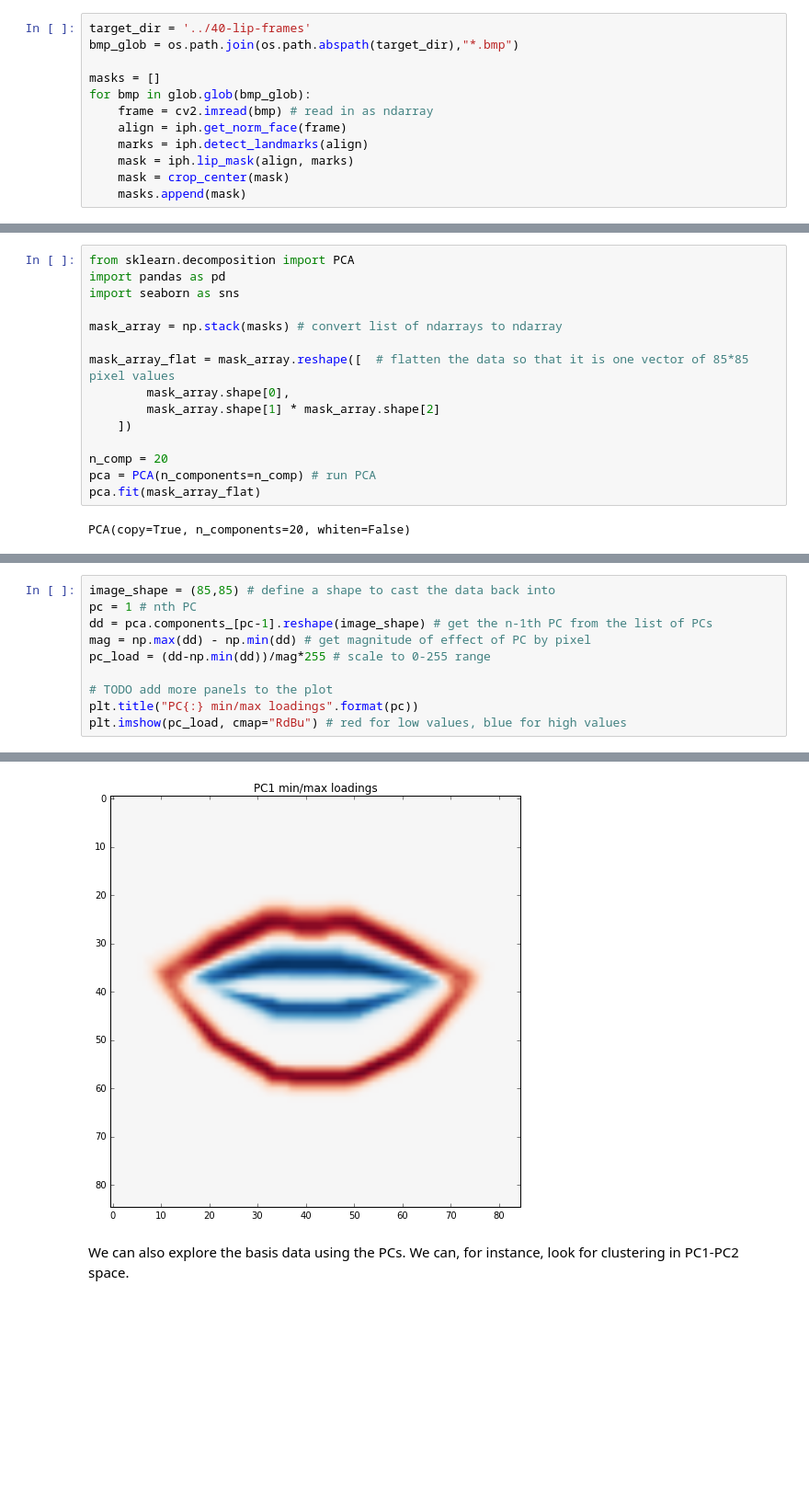
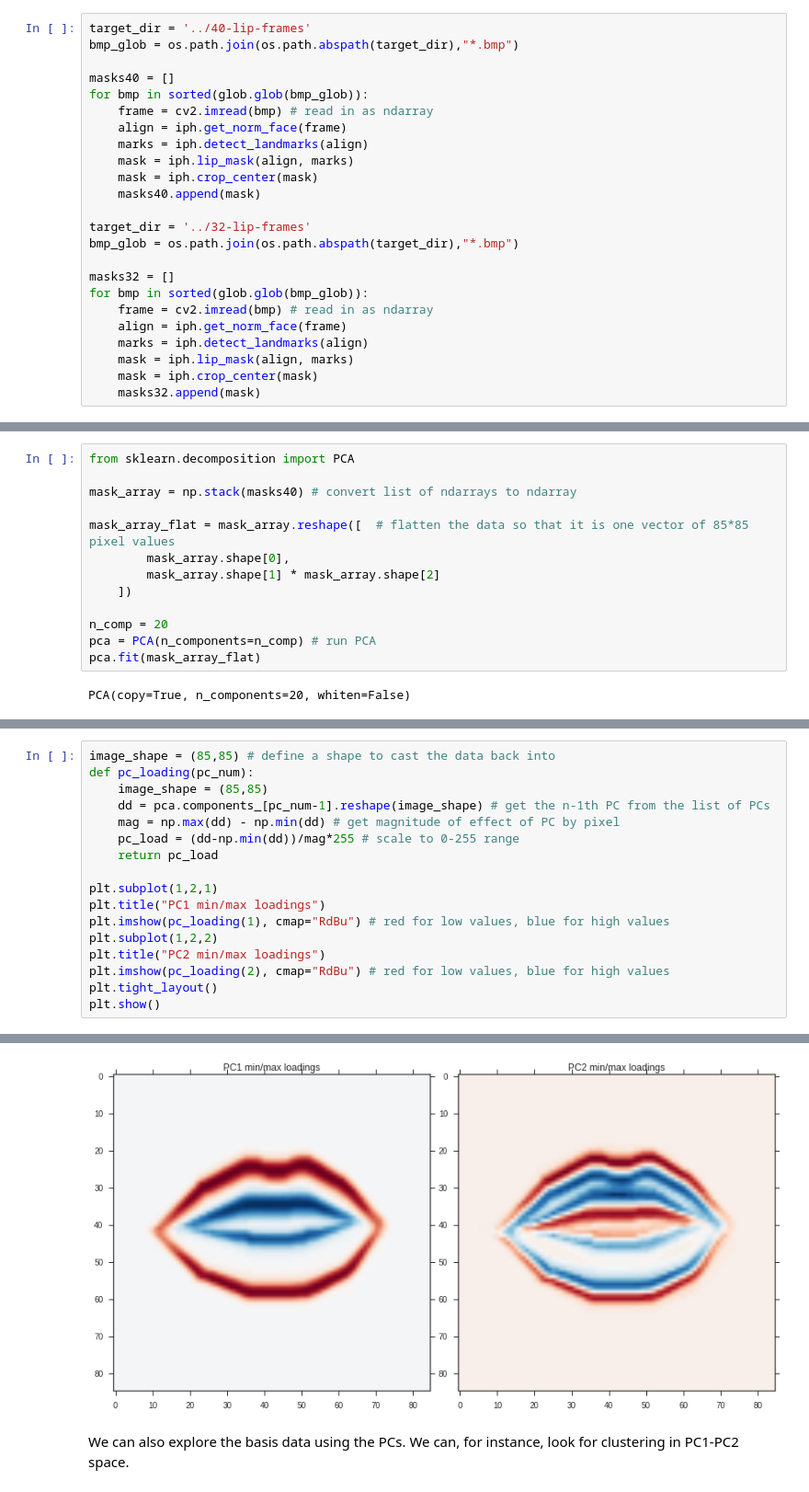
Before and after one commit to mfaytak/imgphon, a Jupyter notebook: lip-demo.ipynb, the cells around one changed output, grey strips where cells are left out. Shown at 92% size. Drawn from its saved outputs; the diff is of its cells as text; blank space fills up the shorter version.

Commit message:
Cosmetic improvements to lip-demo.ipynb; remove default predictor and detector values from imgphon.py functions; remove training data

```diff
--- a/lip-demo.ipynb
+++ b/lip-demo.ipynb
@@ -178,11 +143,23 @@ plt.imshow(sum(masks),cmap='Blues') #rgb2,rgb3,rgb4
 target_dir = '../40-lip-frames'
 bmp_glob = os.path.join(os.path.abspath(target_dir),"*.bmp")
 
-masks = []
-for bmp in glob.glob(bmp_glob):
+masks40 = []
+for bmp in sorted(glob.glob(bmp_glob)):
     frame = cv2.imread(bmp) # read in as ndarray
     align = iph.get_norm_face(frame)
     marks = iph.detect_landmarks(align)
     mask = iph.lip_mask(align, marks)
-    mask = crop_center(mask)
-    masks.append(mask)
+    mask = iph.crop_center(mask)
+    masks40.append(mask)
+
+target_dir = '../32-lip-frames'
+bmp_glob = os.path.join(os.path.abspath(target_dir),"*.bmp")
+
+masks32 = []
+for bmp in sorted(glob.glob(bmp_glob)):
+    frame = cv2.imread(bmp) # read in as ndarray
+    align = iph.get_norm_face(frame)
+    marks = iph.detect_landmarks(align)
+    mask = iph.lip_mask(align, marks)
+    mask = iph.crop_center(mask)
+    masks32.append(mask)
@@ -199,9 +184,7 @@ Having assembled our data set, we find ourselves with (still) very high-dimensio
 # %%
 from sklearn.decomposition import PCA
-import pandas as pd
-import seaborn as sns
 
-mask_array = np.stack(masks) # convert list of ndarrays to ndarray
+mask_array = np.stack(masks40) # convert list of ndarrays to ndarray
 
 mask_array_flat = mask_array.reshape([  # flatten the data so that it is one vector of 85*85 pixel values
         mask_array.shape[0],
@@ -218,11 +203,18 @@ We can visualize these components as the extent to which each pixel in the basis
 # %%
 image_shape = (85,85) # define a shape to cast the data back into
-pc = 1 # nth PC
-dd = pca.components_[pc-1].reshape(image_shape) # get the n-1th PC from the list of PCs
-mag = np.max(dd) - np.min(dd) # get magnitude of effect of PC by pixel
-pc_load = (dd-np.min(dd))/mag*255 # scale to 0-255 range
+def pc_loading(pc_num):
+    image_shape = (85,85)
+    dd = pca.components_[pc_num-1].reshape(image_shape) # get the n-1th PC from the list of PCs
+    mag = np.max(dd) - np.min(dd) # get magnitude of effect of PC by pixel
+    pc_load = (dd-np.min(dd))/mag*255 # scale to 0-255 range
+    return pc_load
 
-# TODO add more panels to the plot
-plt.title("PC{:} min/max loadings".format(pc))
-plt.imshow(pc_load, cmap="RdBu") # red for low values, blue for high values
+plt.subplot(1,2,1)
+plt.title("PC1 min/max loadings")
+plt.imshow(pc_loading(1), cmap="RdBu") # red for low values, blue for high values
+plt.subplot(1,2,2)
+plt.title("PC2 min/max loadings")
+plt.imshow(pc_loading(2), cmap="RdBu") # red for low values, blue for high values
+plt.tight_layout()
+plt.show()
 # %% [output]
@@ -230,4 +221,4 @@ plt.imshow(pc_load, cmap="RdBu") # red for low values, blue for high values
-[figure, old version]
+[figure, new version]
 # %% [markdown]
 We can also explore the basis data using the PCs. We can, for instance, look for clustering in PC1-PC2 space.
 # %%
```
Also changed, not shown: parts of 38 cells of this notebook, 2 other files.
